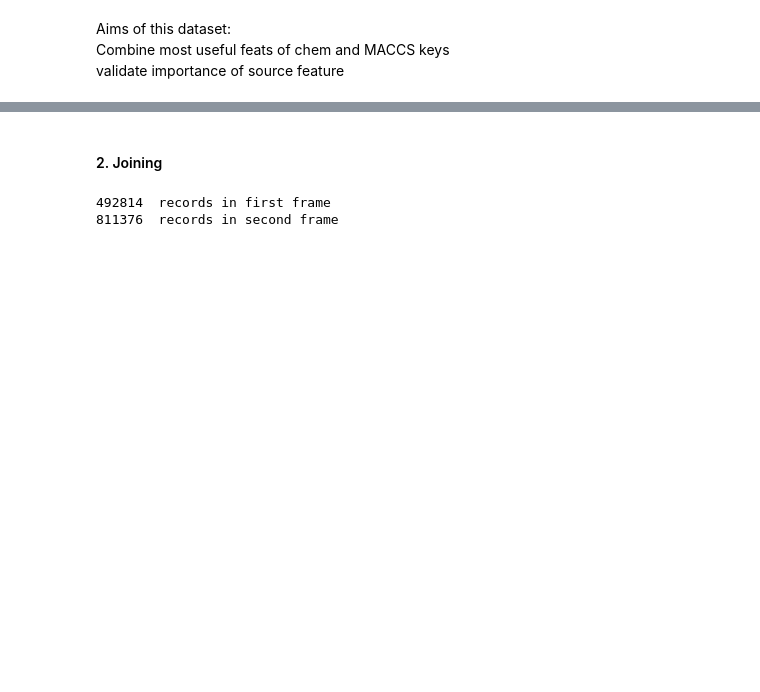
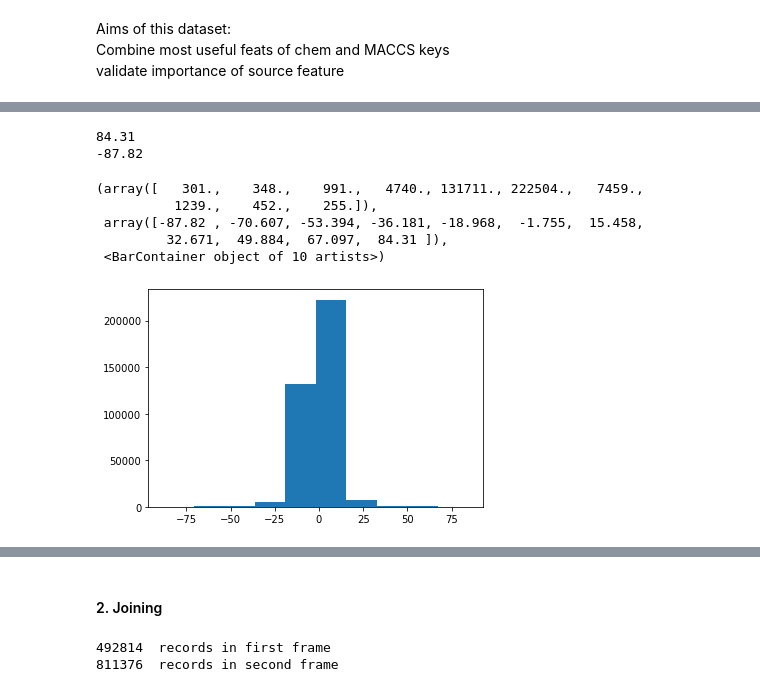
Before and after one commit to stefanhuber1510/marbleProject, a Jupyter notebook: scoring/fourthScoringTest.ipynb, the cells around one changed output, grey strips where cells are left out. Cells and saved outputs as stored; diff of their text form; code cells hidden in the pictures; blank space fills up the shorter version.

```diff
--- a/scoring/fourthScoringTest.ipynb
+++ b/scoring/fourthScoringTest.ipynb
@@ -10,0 +141,2 @@ import _pickle as pkl
+# %%
+data = data.drop_duplicates(subset="index",keep="first")
@@ -10,0 +214,14 @@ import _pickle as pkl
+# %%
+print(max(data["HSA"][0:370000]))
+print(min(data["HSA"][0:370000]))
+
+plt.hist(data["HSA"][0:370000])
+# %% [output]
+84.31
+-87.82
+(array([   301.,    348.,    991.,   4740., 131711., 222504.,   7459.,
+          1239.,    452.,    255.]),
+ array([-87.82 , -70.607, -53.394, -36.181, -18.968,  -1.755,  15.458,
+         32.671,  49.884,  67.097,  84.31 ]),
+ <BarContainer object of 10 artists>)
+[figure, added]
```
Also changed, not shown: parts of 127 cells of this notebook.
